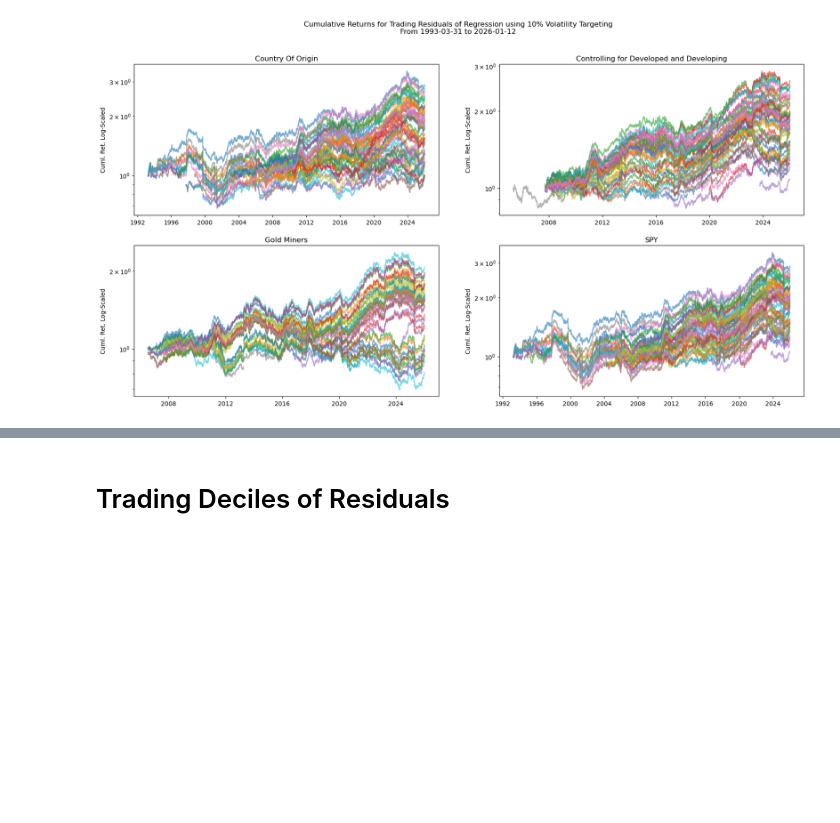
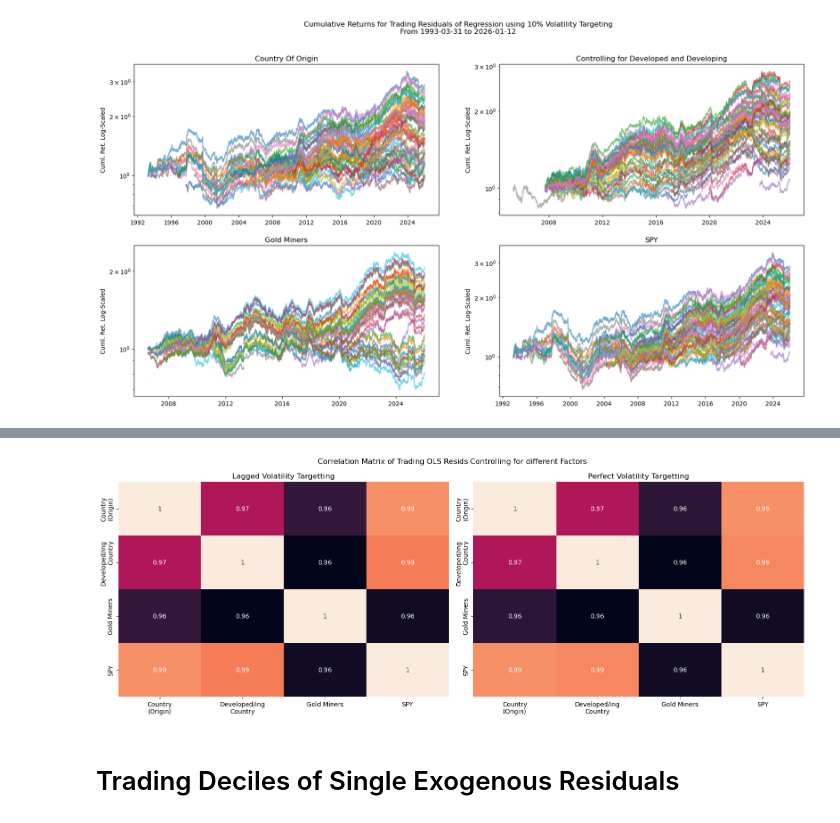
Before and after one commit to diegodalvarez/CommodityEquityAlpha, a Jupyter notebook: 2GoldModel.ipynb, the cells around one changed output, grey strips where cells are left out. Cells and saved outputs as stored; diff of their text form; code cells hidden in the pictures; blank space fills up the shorter version.

```diff
--- a/2GoldModel.ipynb
+++ b/2GoldModel.ipynb
@@ -151,5 +154,34 @@ plt.tight_layout()
+# %%
+groups    = df_port.vol_target.drop_duplicates().sort_values().to_list()
+fig, axes = plt.subplots(ncols = len(groups), figsize = (16,6))
+
+vol_renamer = {}
+
+for group, ax in zip(groups, axes.flatten()):
+
+    df_corr = (df_port.query(
+        "vol_target == @group").
+        replace(replacer).
+        pivot(index = "date", columns = "group", values = "rtn").
+        corr().
+        apply(lambda x: np.round(x,3)))
+
+    sns.heatmap(
+        ax    = ax,
+        data  = df_corr,
+        annot = True,
+        cbar  = False)
+
+    ax.set_xlabel("")
+    ax.set_ylabel("")
+    ax.set_title(group.capitalize() + " Volatility Targetting")
+
+fig.suptitle("Correlation Matrix of Trading OLS Resids Controlling for different Factors")
+plt.tight_layout()
+# %% [output]
+[figure, added]
 # %% [markdown]
-# Trading Deciles of Residuals
+# Trading Deciles of Single Exogenous Residuals
 # %%
 df_decile_sharpe = (df_ols[
     ["group_var", "decile", "gc_rtn"]].
```
Also changed, not shown: parts of 40 cells of this notebook, 2 other files.
